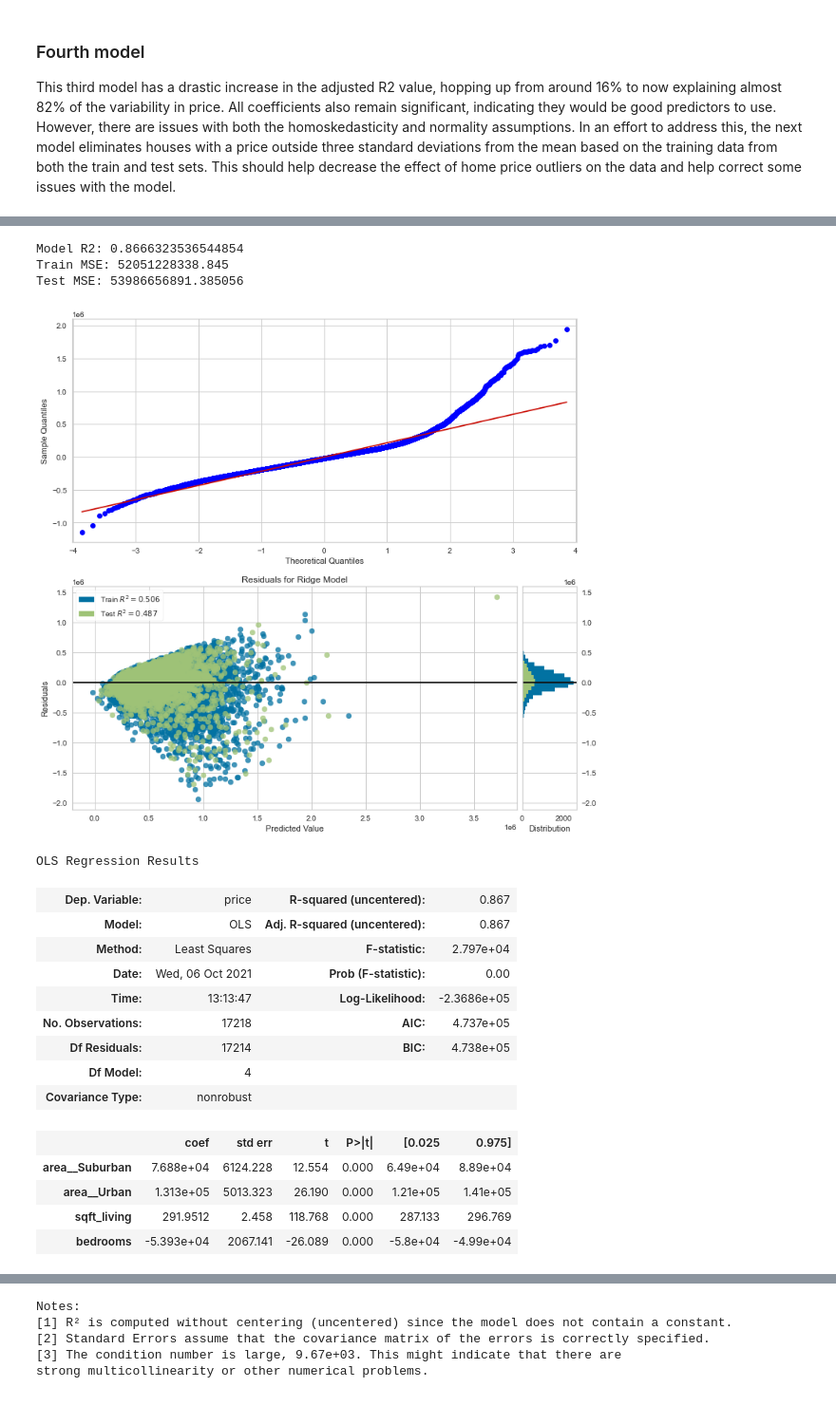
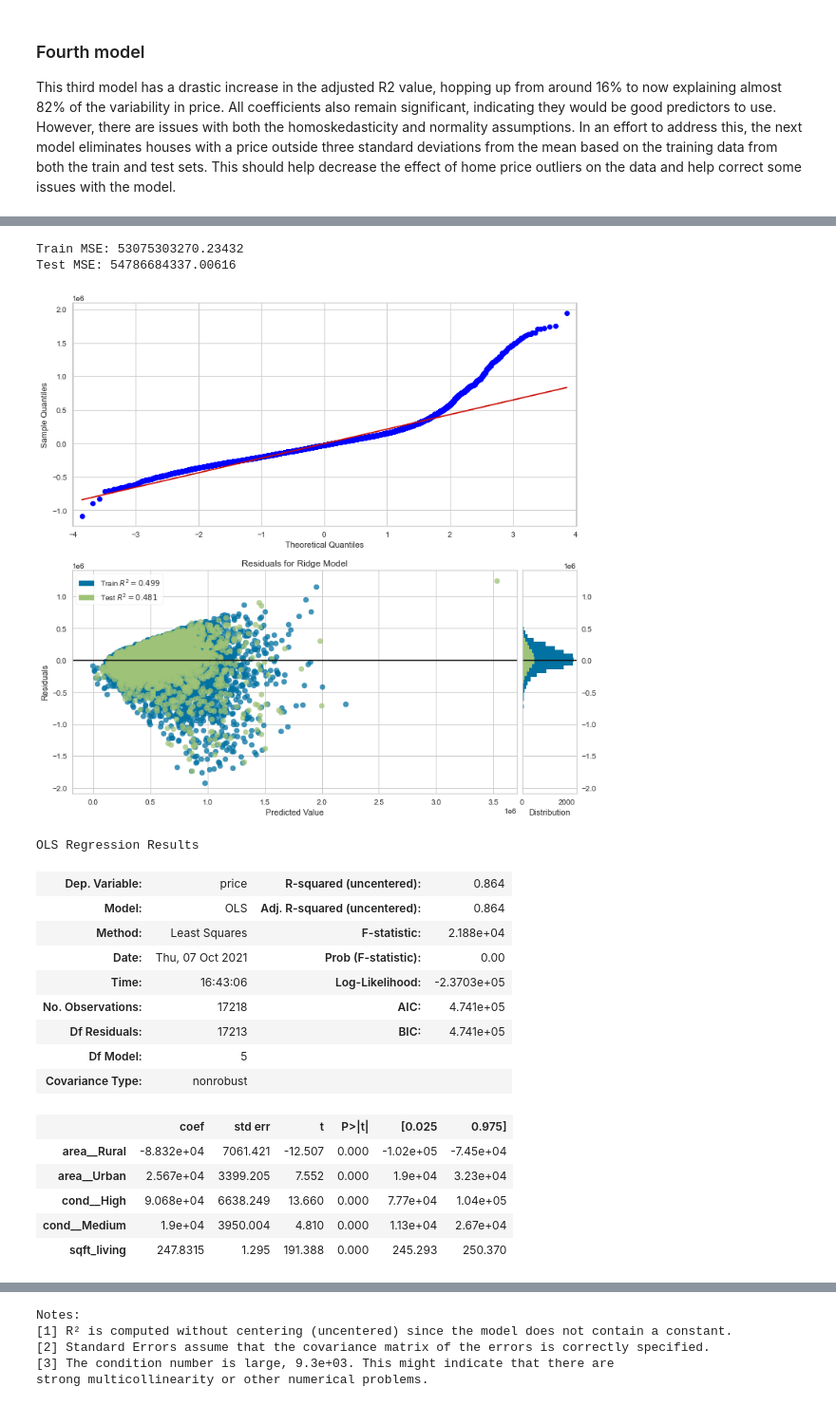
Before and after one commit to Sombrero7/project2, a Jupyter notebook: King_County_Analysis.ipynb, the cells around one changed output, grey strips where cells are left out. Shown at 95% size. Cells and saved outputs as stored; diff of their text form; code cells hidden in the pictures.

```diff
--- a/King_County_Analysis.ipynb
+++ b/King_County_Analysis.ipynb
@@ -491,0 +526,29 @@ Notes:
+# %%
+#Features we are interested in for this model
+features_of_interest = ['sqft_living']
+
+#categorical data that we want to include in our model
+condition_df = pd.get_dummies(df['conditions_bin'], prefix='cond_')
+#Drops a column to avoid issues in the model
+condition_df = condition_df.drop(columns = 'cond__Low')
+
+X_df = pd.concat([city_df, condition_df, df[features_of_interest]], axis=1)
+
+X_train, X_test, y_train, y_test = train_test_split(X_df, y_df, test_size=0.2, random_state=69)
+
+#filtering out the high priced homes. we want the lower 97.5%
+train = pd.concat([X_train, y_train], axis=1)
+test = pd.concat([X_test, y_test], axis=1)
+
+price_cutoff = train['price'].quantile(0.997)
+train = train[train['price'] < price_cutoff]
+test = test[test['price'] < price_cutoff]
+
+X_train = train.drop(columns='price')
+y_train = train['price']
+
+X_test = test.drop(columns='price')
+y_test = test['price']
+
+fifth_model = model_maker(X_train, X_test, y_train, y_test, features_of_interest)
+fifth_model.summary()
@@ -557,46 +646,44 @@ While this is a decent fit for the dataset provided, it isn't clear how well it
 # %%
-#the features we are interested in for this model
-features_of_interest = ['sqft_living', 'bedrooms']
+#Features we are interested in for this model
+features_of_interest = ['sqft_living']
 
-X_df = pd.concat([city_df, df[features_of_interest]], axis=1)
+X_df = pd.concat([city_df, condition_df, df[features_of_interest]], axis=1)
 
 X_train, X_test, y_train, y_test = train_test_split(X_df, y_df, test_size=0.2, random_state=69)
 
-#Filtering out the high priced homes, we want the lower 99.7%
+#filtering out the high priced homes. we want the lower 97.5%
 train = pd.concat([X_train, y_train], axis=1)
 test = pd.concat([X_test, y_test], axis=1)
 
-#Finds the price cutoff based on training and applies to both train/test sets
 price_cutoff = train['price'].quantile(0.997)
 train = train[train['price'] < price_cutoff]
 test = test[test['price'] < price_cutoff]
 
-#Splits data back in x and y
 X_train = train.drop(columns='price')
 y_train = train['price']
 
 X_test = test.drop(columns='price')
 y_test = test['price']
 
-fourth_model = model_maker(X_train, X_test, y_train, y_test, features_of_interest, scale = False)
-fourth_model.summary()
+final_model = model_maker(X_train, X_test, y_train, y_test, features_of_interest, scale = False)
+final_model.summary()
 # %% [output]
-Model R2: 0.8666323536544854
-Train MSE: 52051228338.845
-Test MSE: 53986656891.385056
+Train MSE: 53075303270.23432
+Test MSE: 54786684337.00616
-[figure, old version]
+[figure, new version]
 OLS Regression Results
-| Dep. Variable: | price | R-squared (uncentered): | 0.867 |
-| Model: | OLS | Adj. R-squared (uncentered): | 0.867 |
-| Method: | Least Squares | F-statistic: | 2.797e+04 |
-| Date: | Wed, 06 Oct 2021 | Prob (F-statistic): | 0.00 |
-| Time: | 13:13:47 | Log-Likelihood: | -2.3686e+05 |
-| No. Observations: | 17218 | AIC: | 4.737e+05 |
-| Df Residuals: | 17214 | BIC: | 4.738e+05 |
-| Df Model: | 4 |  |  |
+| Dep. Variable: | price | R-squared (uncentered): | 0.864 |
+| Model: | OLS | Adj. R-squared (uncentered): | 0.864 |
+| Method: | Least Squares | F-statistic: | 2.188e+04 |
+| Date: | Thu, 07 Oct 2021 | Prob (F-statistic): | 0.00 |
+| Time: | 16:43:06 | Log-Likelihood: | -2.3703e+05 |
+| No. Observations: | 17218 | AIC: | 4.741e+05 |
+| Df Residuals: | 17213 | BIC: | 4.741e+05 |
+| Df Model: | 5 |  |  |
 | Covariance Type: | nonrobust |  |  |
 |  | coef | std err | t | P>|t| | [0.025 | 0.975] |
-| area__Suburban | 7.688e+04 | 6124.228 | 12.554 | 0.000 | 6.49e+04 | 8.89e+04 |
-| area__Urban | 1.313e+05 | 5013.323 | 26.190 | 0.000 | 1.21e+05 | 1.41e+05 |
-| sqft_living | 291.9512 | 2.458 | 118.768 | 0.000 | 287.133 | 296.769 |
-| bedrooms | -5.393e+04 | 2067.141 | -26.089 | 0.000 | -5.8e+04 | -4.99e+04 |
+| area__Rural | -8.832e+04 | 7061.421 | -12.507 | 0.000 | -1.02e+05 | -7.45e+04 |
+| area__Urban | 2.567e+04 | 3399.205 | 7.552 | 0.000 | 1.9e+04 | 3.23e+04 |
+| cond__High | 9.068e+04 | 6638.249 | 13.660 | 0.000 | 7.77e+04 | 1.04e+05 |
+| cond__Medium | 1.9e+04 | 3950.004 | 4.810 | 0.000 | 1.13e+04 | 2.67e+04 |
+| sqft_living | 247.8315 | 1.295 | 191.388 | 0.000 | 245.293 | 250.370 |
@@ -607,7 +694,7 @@ OLS Regression Results
 Notes:
 [1] R² is computed without centering (uncentered) since the model does not contain a constant.
 [2] Standard Errors assume that the covariance matrix of the errors is correctly specified.
-[3] The condition number is large, 9.67e+03. This might indicate that there are
+[3] The condition number is large, 9.3e+03. This might indicate that there are
 strong multicollinearity or other numerical problems.
 # %% [markdown]
 ## Conclusions
```
Also changed, not shown: parts of 27 cells of this notebook.
